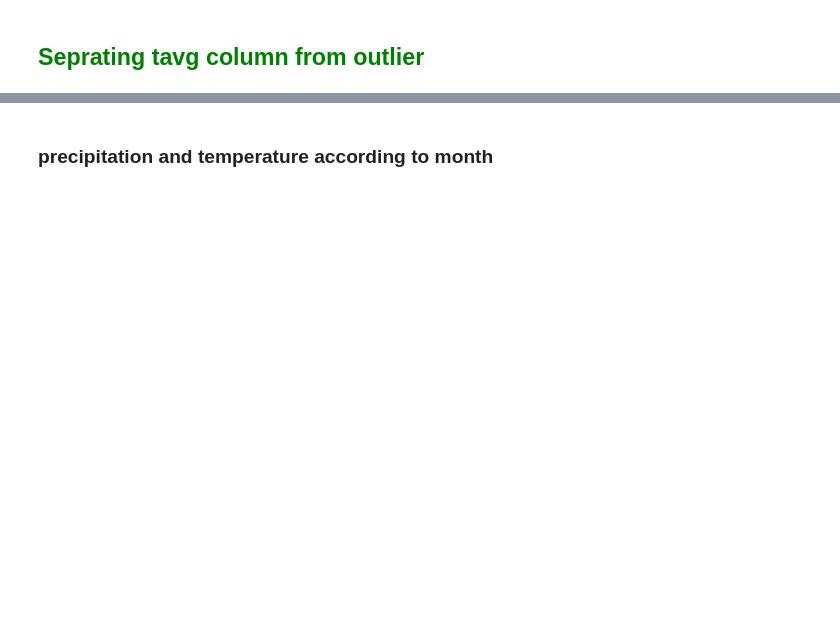
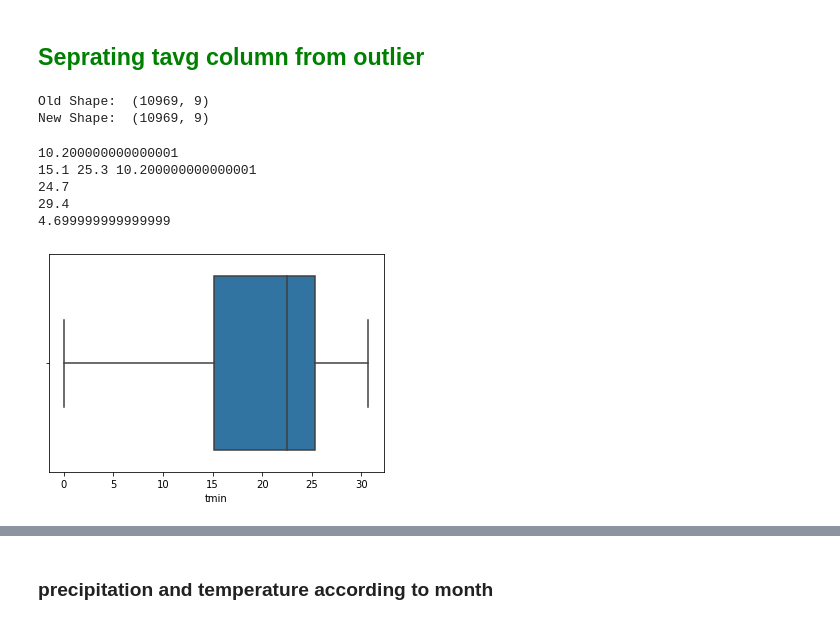
Before and after one commit to Madhukumarmogulla/wheather-data-prediction, a Jupyter notebook: my_project_1(EDA).ipynb, the cells around one changed output, grey strips where cells are left out. Saved outputs shown, nothing was run; the diff lists cells and outputs as text; code cells hidden in the pictures; blank space fills up the shorter version.

```diff
--- a/my_project_1(EDA).ipynb
+++ b/my_project_1(EDA).ipynb
@@ -605,16 +687,16 @@ avg_IQR = avg_Q3 - avg_Q1
 print("Old Shape: ", bhubhneshwar.shape)
 
 ''' Upper bound'''
-#upper = np.where(bhubhneshwar['tavg'] >= (Q3+1.5*IQR))
+upper2 = np.where(bhubhneshwar['tavg'] >= (avg_Q3+1.5*avg_IQR))
 
 """Lower bound"""
-#lower1 = np.where(bhubhneshwar['tmin']<9.8)
-
-#lower = np.where(bhubhneshwar['tmax']<24)
-#lower = np.where(bhubhneshwar['tmax'] <= (Q1-1.5*IQR))
+lower2 = np.where(bhubhneshwar['tmax'] <= (avg_Q1-1.5*avg_IQR))
 
 ''' Removing the Outliers '''
-#bhubhneshwar.drop(upper1[0], inplace = True)
-#bhubhneshwar.drop(lower1[0], inplace = True)
+bhubhneshwar.drop(upper2[0], inplace = True)
+bhubhneshwar.drop(lower2[0], inplace = True)
 
 print("New Shape: ", bhubhneshwar.shape)
+# %% [output]
+Old Shape:  (10969, 9)
+New Shape:  (10969, 9)
@@ -629,0 +703,22 @@ print(avg_Q1)
+# %%
+print(IQR)
+upper1
+
+print(Q1,Q3,IQR)
+
+sns.boxplot(bhubhneshwar["tmin"])
+
+sorted1 = np.sort(bhubhneshwar['tavg'])
+
+sorted1
+
+print(avg_Q1)
+print(avg_Q3)
+print(avg_IQR)
+# %% [output]
+10.200000000000001
+15.1 25.3 10.200000000000001
+24.7
+29.4
+4.699999999999999
+[figure, added]
```
Also changed, not shown: parts of 189 cells of this notebook.
